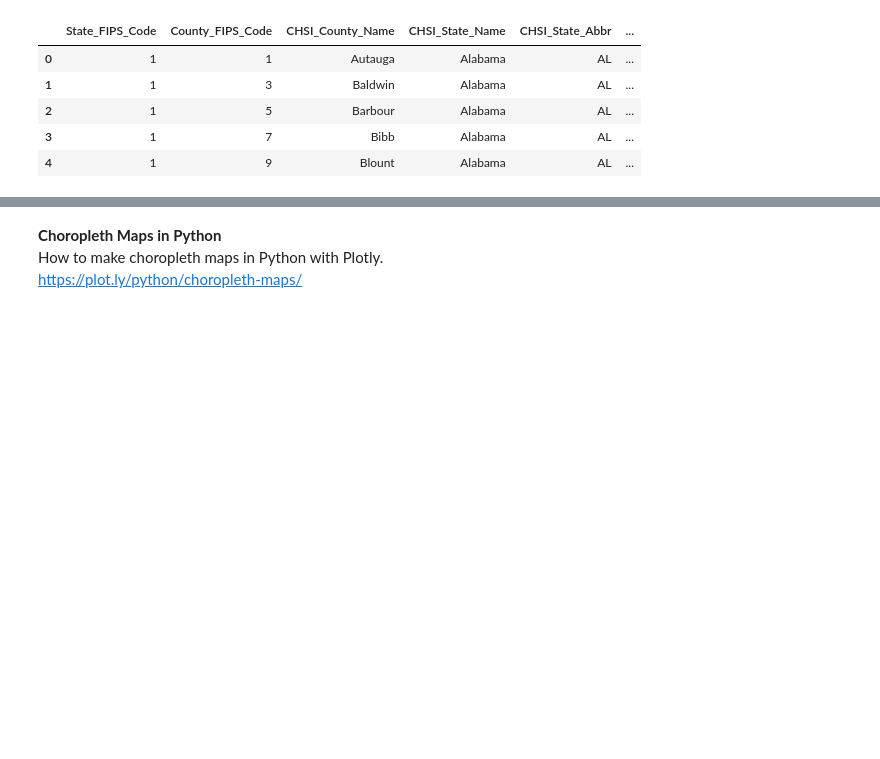
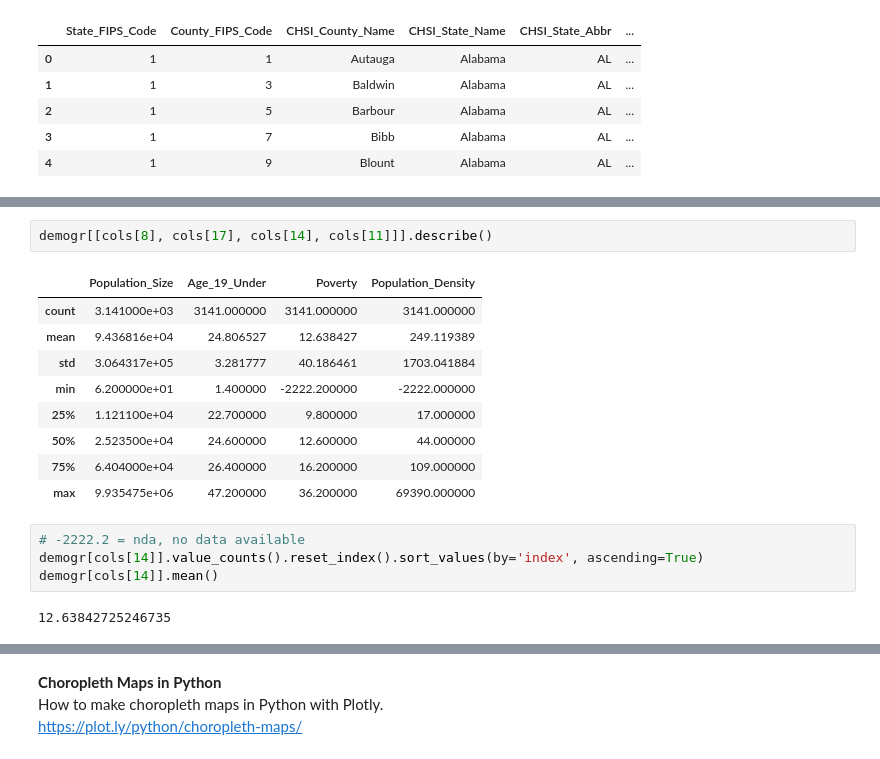
Before and after one commit to Nov05/CHSI-Dash, a Jupyter notebook: notebooks/explore_nov05_20190701.ipynb, the cells around one changed output, grey strips where cells are left out. Saved outputs shown, nothing was run; the diff lists cells and outputs as text; blank space fills up the shorter version.

```diff
--- a/notebooks/explore_nov05_20190701.ipynb
+++ b/notebooks/explore_nov05_20190701.ipynb
@@ -196,0 +232,18 @@ vunerable.head()
+# %%
+demogr[[cols[8], cols[17], cols[14], cols[11]]].describe()
+# %% [output]
+|  | Population_Size | Age_19_Under | Poverty | Population_Density |
+| count | 3.141000e+03 | 3141.000000 | 3141.000000 | 3141.000000 |
+| mean | 9.436816e+04 | 24.806527 | 12.638427 | 249.119389 |
+| std | 3.064317e+05 | 3.281777 | 40.186461 | 1703.041884 |
+| min | 6.200000e+01 | 1.400000 | -2222.200000 | -2222.000000 |
+| 25% | 1.121100e+04 | 22.700000 | 9.800000 | 17.000000 |
+| 50% | 2.523500e+04 | 24.600000 | 12.600000 | 44.000000 |
+| 75% | 6.404000e+04 | 26.400000 | 16.200000 | 109.000000 |
+| max | 9.935475e+06 | 47.200000 | 36.200000 | 69390.000000 |
+# %%
+# -2222.2 = nda, no data available
+demogr[cols[14]].value_counts().reset_index().sort_values(by='index', ascending=True)
+demogr[cols[14]].mean()
+# %% [output]
+12.63842725246735
```
Also changed, not shown: parts of 21 cells of this notebook.
